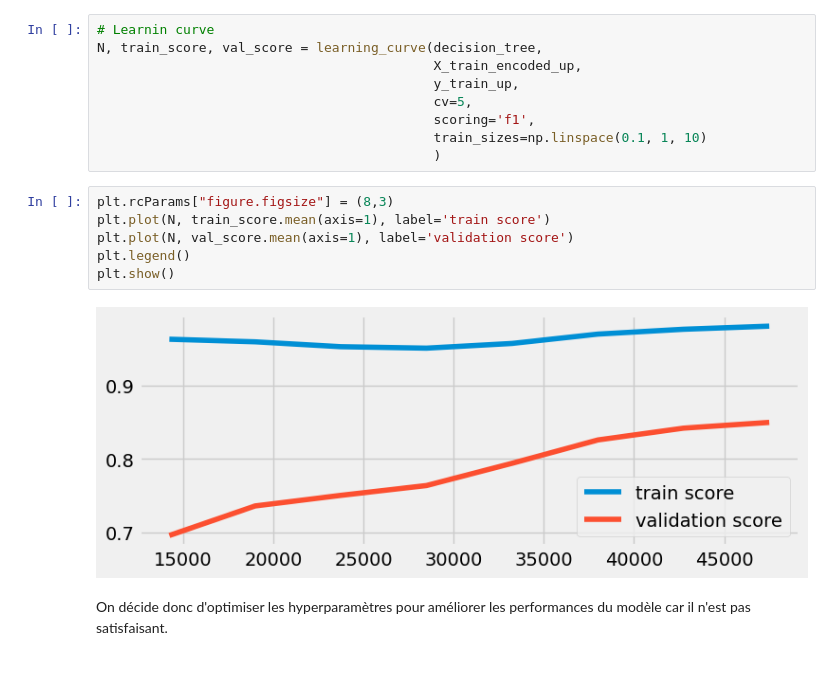
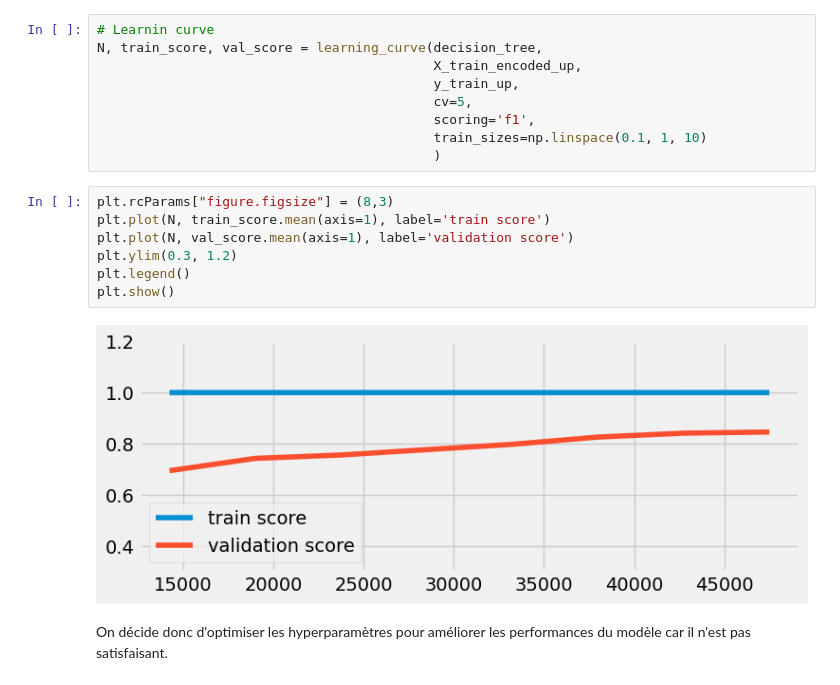
Before and after one commit to jrafei/income-prediction, a Jupyter notebook: notebooks/models_random_forests.ipynb, the cells around one changed output. Saved outputs shown, nothing was run; the diff lists cells and outputs as text.

```diff
--- a/notebooks/models_random_forests.ipynb
+++ b/notebooks/models_random_forests.ipynb
@@ -401,11 +391,12 @@ N, train_score, val_score = learning_curve(decision_tree,
 # %%
 plt.rcParams["figure.figsize"] = (8,3)
 plt.plot(N, train_score.mean(axis=1), label='train score')
 plt.plot(N, val_score.mean(axis=1), label='validation score')
+plt.ylim(0.3, 1.2)
 plt.legend()
 plt.show()
 # %% [output]
-[figure, old version]
+[figure, new version]
 # %% [markdown]
 On décide donc d'optimiser les hyperparamètres pour améliorer les performances du modèle car il n'est pas satisfaisant.
 # %% [markdown]
```
Also changed, not shown: parts of 49 cells of this notebook, 32 other files.
